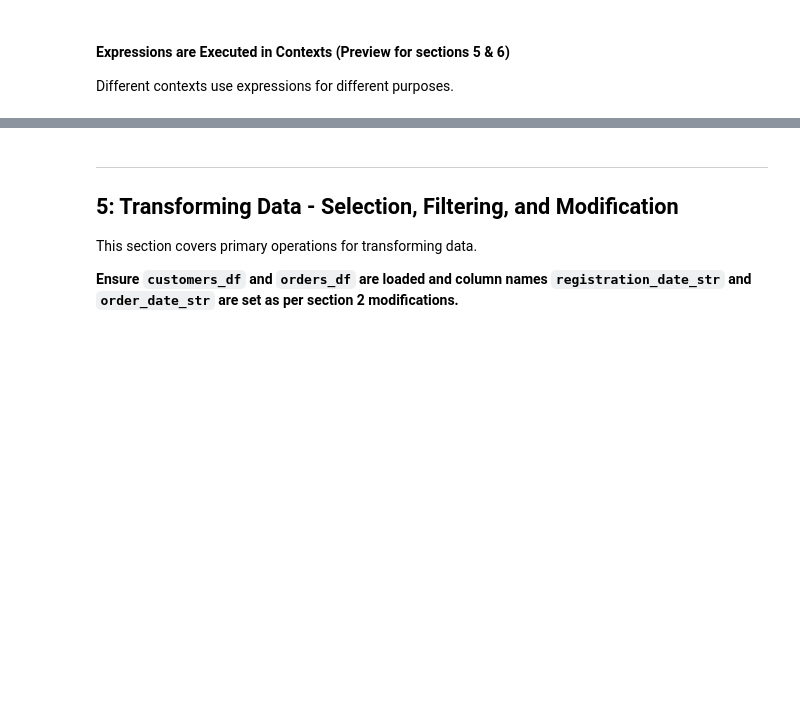
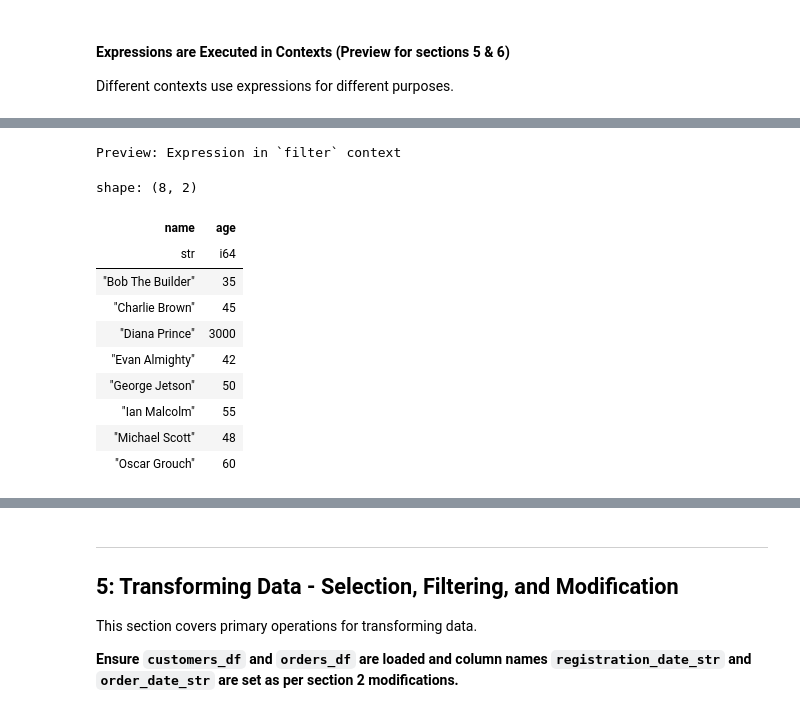
Before and after one commit to dataprogpy/code-samples, a Jupyter notebook: starter_files/03_introduction_to_polars.ipynb, the cells around one changed output, grey strips where cells are left out. Saved outputs shown, nothing was run; the diff lists cells and outputs as text; code cells hidden in the pictures; blank space fills up the shorter version.

```diff
--- a/starter_files/03_introduction_to_polars.ipynb
+++ b/starter_files/03_introduction_to_polars.ipynb
@@ -374,10 +452,23 @@ print(orders_with_total.head())
 # %%
 print("\nPreview: Expression in `filter` context")
 # Using the raw 'age' column for this example. Note the outlier.
 adult_customers_df = customers_df.filter(
     pl.col("age") > pl.lit(30)
 )
-print(adult_customers_df.select(["name", "age"])) # Showing relevant columns
+adult_customers_df.select(["name", "age"])
+# %% [output]
+Preview: Expression in `filter` context
+shape: (8, 2)
+| name | age |
+| str | i64 |
+| "Bob The Builder" | 35 |
+| "Charlie Brown" | 45 |
+| "Diana Prince" | 3000 |
+| "Evan Almighty" | 42 |
+| "George Jetson" | 50 |
+| "Ian Malcolm" | 55 |
+| "Michael Scott" | 48 |
+| "Oscar Grouch" | 60 |
 # %%
 print("\nPreview: Expression in `group_by().agg()` context")
 sales_by_category = orders_df.group_by("product_category").agg([
```
Also changed, not shown: parts of 45 cells of this notebook.
